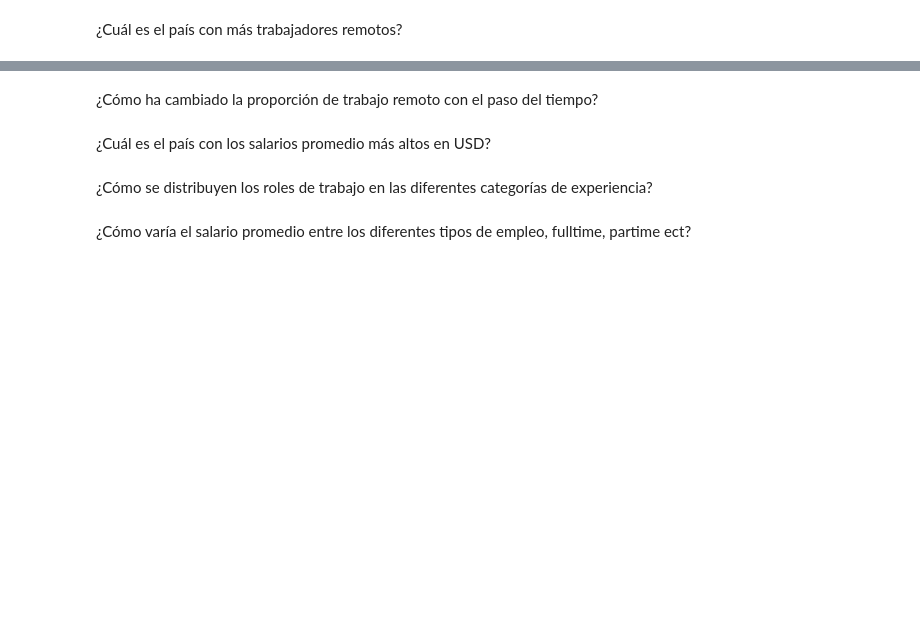
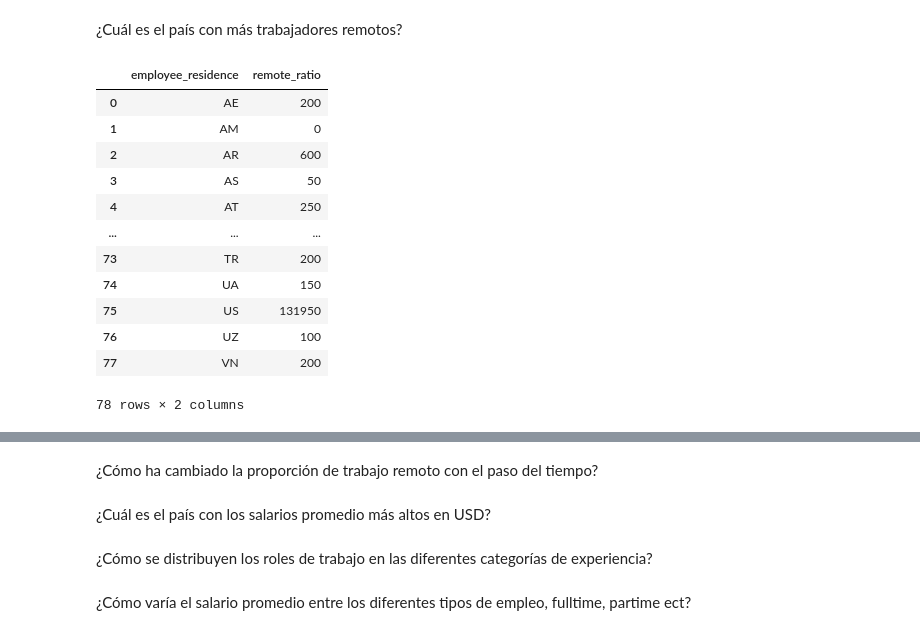
Before and after one commit to xAlbeeerto3/Visualizacion-de-datos-aplicados-a-Data-Science-Salaries-2023, a Jupyter notebook: plotly_ejercicios.ipynb, the cells around one changed output, grey strips where cells are left out. Saved outputs shown, nothing was run; the diff lists cells and outputs as text; code cells hidden in the pictures; blank space fills up the shorter version.

```diff
--- a/plotly_ejercicios.ipynb
+++ b/plotly_ejercicios.ipynb
@@ -251,2 +324,22 @@ AttributeError: module 'plotly.express.data' has no attribute 'salaries'
 # %% [markdown]
 ¿Cuál es el país con más trabajadores remotos?
+# %%
+# Necesitamos conocer la cantidad de trabajo remoto por pais
+
+trabajos_remoto_por_pais = df.groupby('employee_residence')['remote_ratio'].sum().reset_index()
+
+trabajos_remoto_por_pais
+# %% [output]
+|  | employee_residence | remote_ratio |
+| 0 | AE | 200 |
+| 1 | AM | 0 |
+| 2 | AR | 600 |
+| 3 | AS | 50 |
+| 4 | AT | 250 |
+| ... | ... | ... |
+| 73 | TR | 200 |
+| 74 | UA | 150 |
+| 75 | US | 131950 |
+| 76 | UZ | 100 |
+| 77 | VN | 200 |
+78 rows × 2 columns
```
Also changed, not shown: parts of 15 cells of this notebook, 1 other file.
